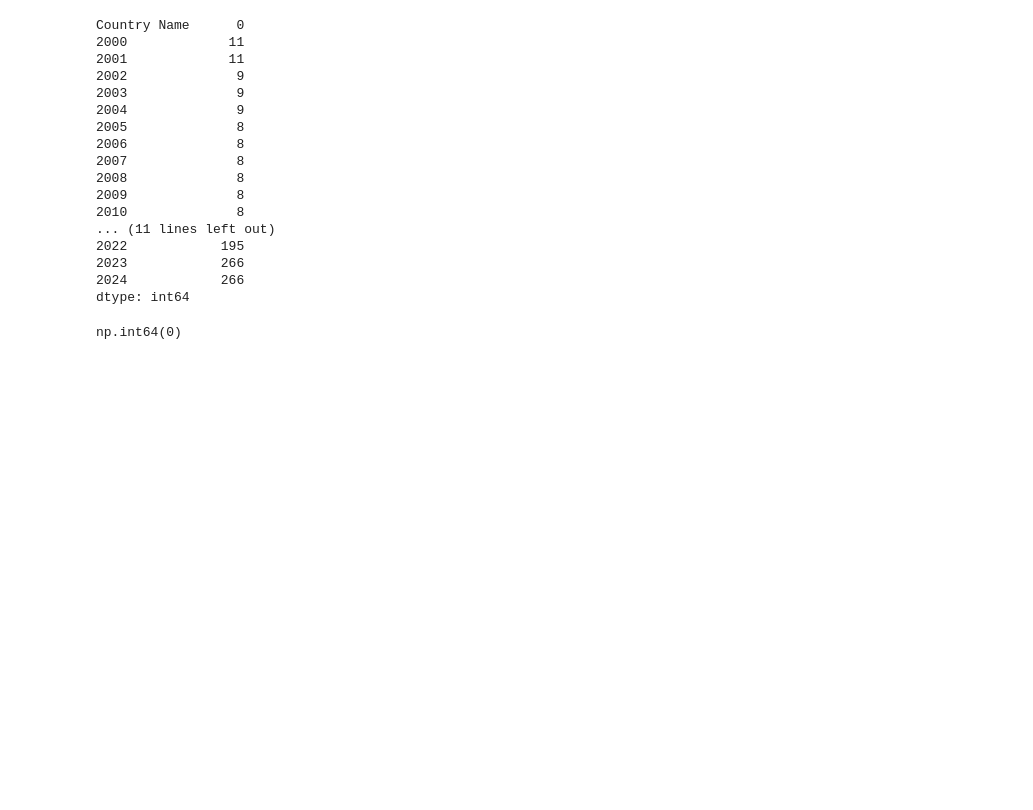
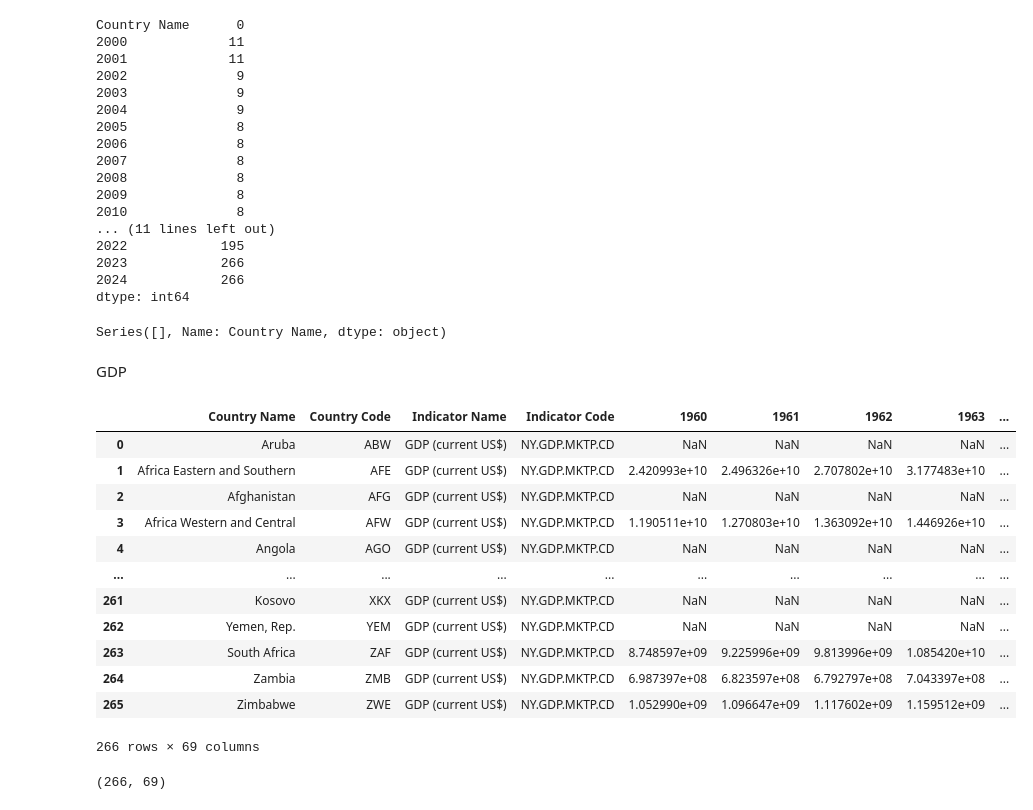
Before and after one commit to tai040102/Data-mining-global-co2-emissions, a Jupyter notebook: processing_data/process_data.ipynb, the cells around one changed output. Drawn from its saved outputs; the diff is of its cells as text; code cells hidden in the pictures; blank space fills up the shorter version.

```diff
--- a/processing_data/process_data.ipynb
+++ b/processing_data/process_data.ipynb
@@ -80,6 +85,28 @@ Country Name      0
 2024            266
 dtype: int64
 # %%
-df_selected['Country Name'].duplicated().sum()
+df_renewable_energy_selected["Country Name"][df_renewable_energy_selected["Country Name"].duplicated()]
 # %% [output]
-np.int64(0)
+Series([], Name: Country Name, dtype: object)
+# %% [markdown]
+GDP
+# %%
+df_gdp
+# %% [output]
+|  | Country Name | Country Code | Indicator Name | Indicator Code | 1960 | 1961 | 1962 | 1963 | ... |
+| 0 | Aruba | ABW | GDP (current US$) | NY.GDP.MKTP.CD | NaN | NaN | NaN | NaN | ... |
+| 1 | Africa Eastern and Southern | AFE | GDP (current US$) | NY.GDP.MKTP.CD | 2.420993e+10 | 2.496326e+10 | 2.707802e+10 | 3.177483e+10 | ... |
+| 2 | Afghanistan | AFG | GDP (current US$) | NY.GDP.MKTP.CD | NaN | NaN | NaN | NaN | ... |
+| 3 | Africa Western and Central | AFW | GDP (current US$) | NY.GDP.MKTP.CD | 1.190511e+10 | 1.270803e+10 | 1.363092e+10 | 1.446926e+10 | ... |
+| 4 | Angola | AGO | GDP (current US$) | NY.GDP.MKTP.CD | NaN | NaN | NaN | NaN | ... |
+| ... | ... | ... | ... | ... | ... | ... | ... | ... | ... |
+| 261 | Kosovo | XKX | GDP (current US$) | NY.GDP.MKTP.CD | NaN | NaN | NaN | NaN | ... |
+| 262 | Yemen, Rep. | YEM | GDP (current US$) | NY.GDP.MKTP.CD | NaN | NaN | NaN | NaN | ... |
+| 263 | South Africa | ZAF | GDP (current US$) | NY.GDP.MKTP.CD | 8.748597e+09 | 9.225996e+09 | 9.813996e+09 | 1.085420e+10 | ... |
+| 264 | Zambia | ZMB | GDP (current US$) | NY.GDP.MKTP.CD | 6.987397e+08 | 6.823597e+08 | 6.792797e+08 | 7.043397e+08 | ... |
+| 265 | Zimbabwe | ZWE | GDP (current US$) | NY.GDP.MKTP.CD | 1.052990e+09 | 1.096647e+09 | 1.117602e+09 | 1.159512e+09 | ... |
+266 rows × 69 columns
+# %%
+df_gdp.shape
+# %% [output]
+(266, 69)
```
Also changed, not shown: parts of 16 cells of this notebook, 1 other file.
